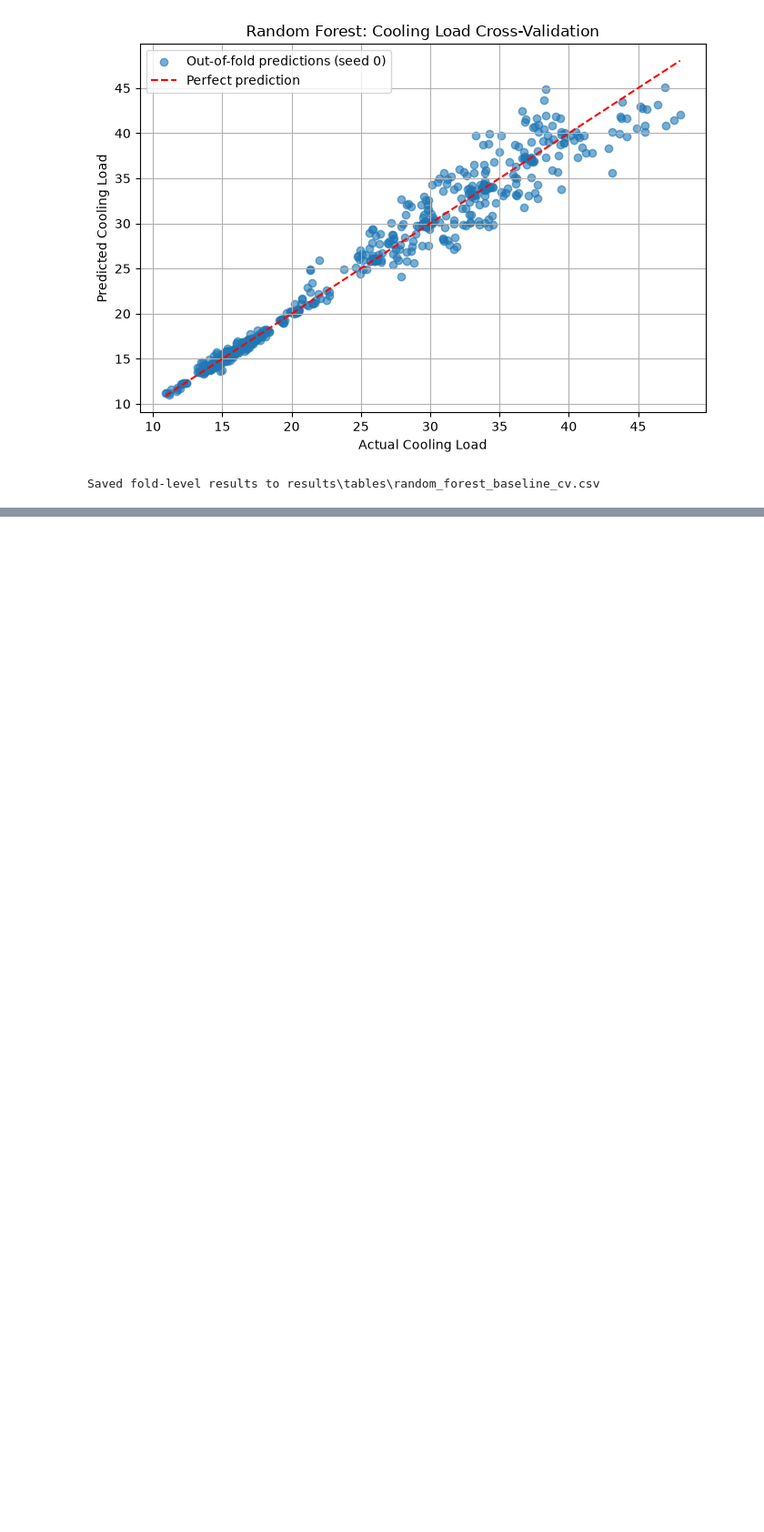
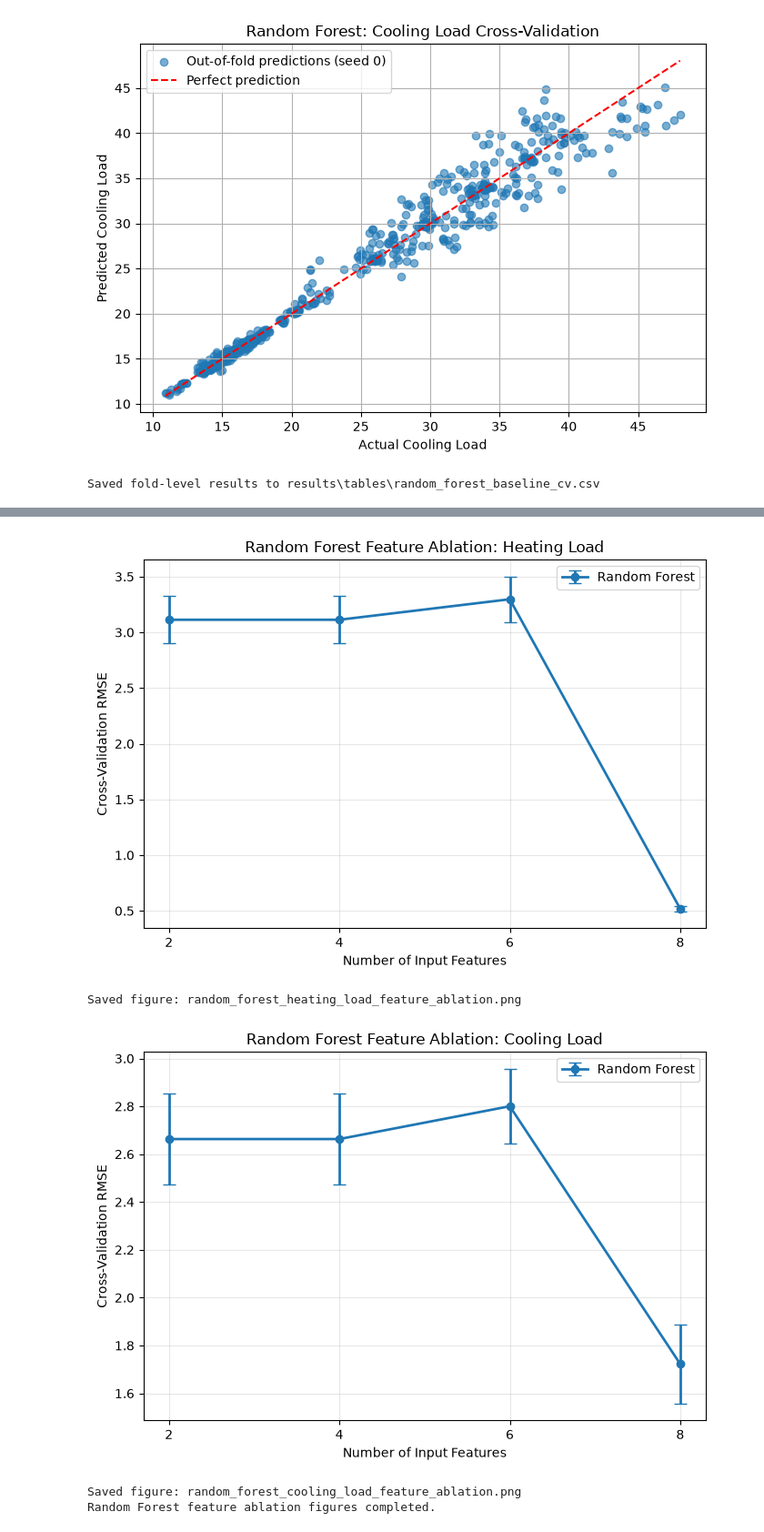
Before and after one commit to jacob-baker25/eleg405-energy-load-prediction, a Jupyter notebook: notebooks/03_random_forest_nate.ipynb, the cells around one changed output, grey strips where cells are left out. Shown at 91% size. Saved outputs shown, nothing was run; the diff lists cells and outputs as text; code cells hidden in the pictures; blank space fills up the shorter version.

Commit message:
Add Checkpoint 2 random forest experiments and results

```diff
--- a/notebooks/03_random_forest_nate.ipynb
+++ b/notebooks/03_random_forest_nate.ipynb
@@ -214,0 +430,60 @@ Saved fold-level results to results\tables\random_forest_baseline_cv.csv
+# %%
+# Checkpoint 2 - Random Forest Feature Ablation Figures
+
+for target in TARGET_COLUMNS:
+
+    target_results = (
+        rf_ablation_summary[
+            rf_ablation_summary["target"] == target
+        ]
+        .sort_values("n_features")
+    )
+
+    display_name = target.replace("_", " ").title()
+
+    fig, ax = plt.subplots(figsize=(7, 5))
+
+    ax.errorbar(
+        target_results["n_features"],
+        target_results["rmse_mean"],
+        yerr=target_results["rmse_std"],
+        marker="o",
+        capsize=5,
+        linewidth=2,
+        label="Random Forest"
+    )
+
+    ax.set(
+        xlabel="Number of Input Features",
+        ylabel="Cross-Validation RMSE",
+        title=f"Random Forest Feature Ablation: {display_name}"
+    )
+
+    ax.set_xticks([2, 4, 6, 8])
+    ax.grid(True, alpha=0.3)
+    ax.legend()
+
+    fig.tight_layout()
+
+    figure_path = (
+        figures_dir /
+        f"random_forest_{target}_feature_ablation.png"
+    )
+
+    fig.savefig(
+        figure_path,
+        dpi=300,
+        bbox_inches="tight"
+    )
+
+    plt.show()
+
+    print(f"Saved figure: {figure_path.name}")
+
+print("Random Forest feature ablation figures completed.")
+# %% [output]
+[figure, added]
+Saved figure: random_forest_heating_load_feature_ablation.png
+[figure, added]
+Saved figure: random_forest_cooling_load_feature_ablation.png
+Random Forest feature ablation figures completed.
```
Also changed, not shown: parts of 19 cells of this notebook, 19 other files.
